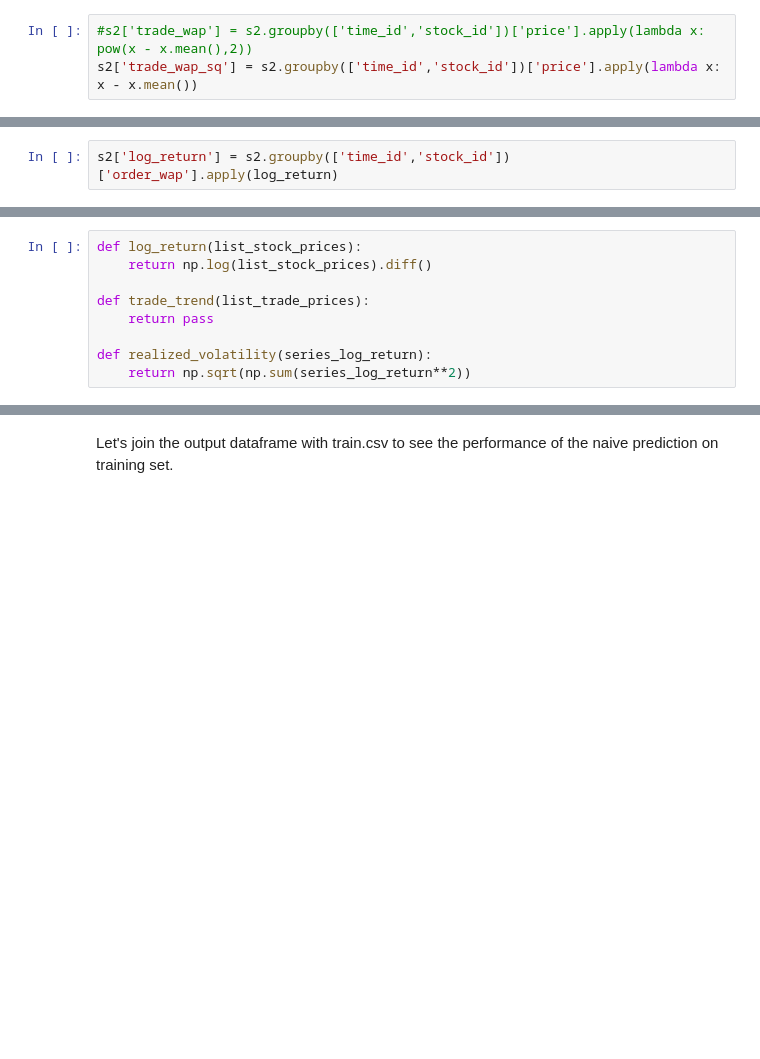
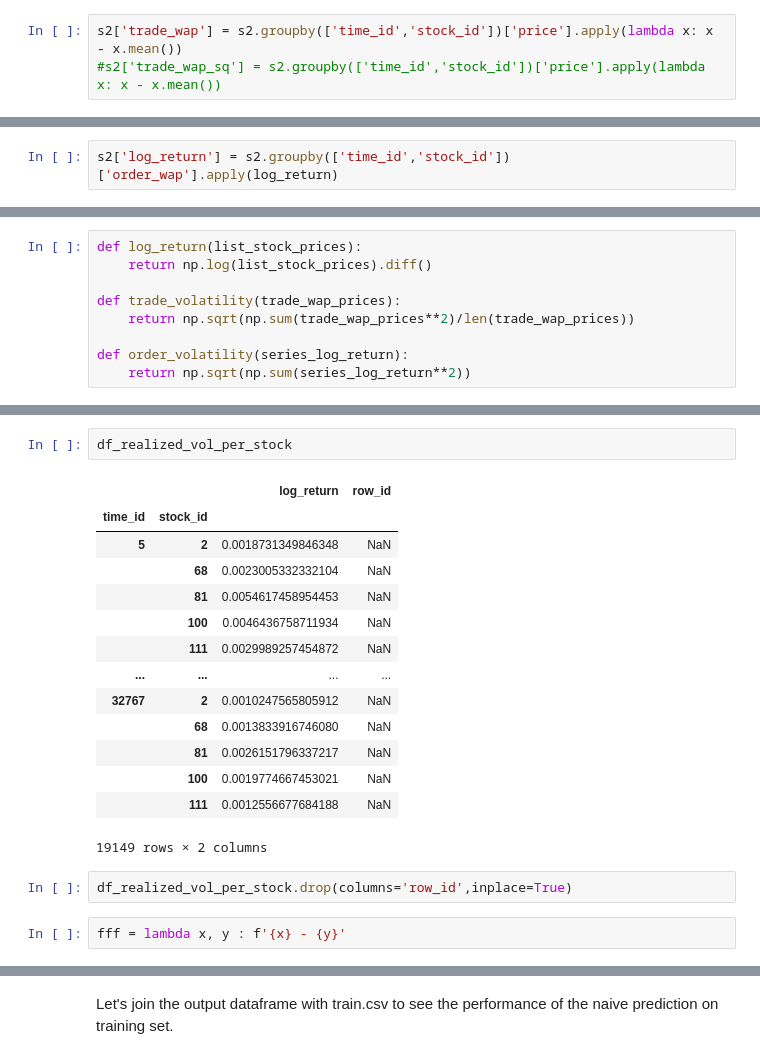
Before and after one commit to arungansi/Jovian-ML-0toGBMs, a Jupyter notebook: my-zero-to-gbm-proj-assign - Jovian.ipynb, the cells around one changed output, grey strips where cells are left out. Drawn from its saved outputs; the diff is of its cells as text; blank space fills up the shorter version.

```diff
--- a/my-zero-to-gbm-proj-assign - Jovian.ipynb
+++ b/my-zero-to-gbm-proj-assign - Jovian.ipynb
@@ -586,8 +587,8 @@ memory usage: 515.2 MB
 
 s2['order_wap'] = (((s2['bid_price1'] * s2['bid_size1'] + s2['bid_price2'] * s2['bid_size2'])/(s2['bid_size1'] + s2['bid_size2']) * (s2['ask_size1'] + s2['ask_size2'])) + ((s2['ask_price1'] * s2['ask_size1'] + s2['ask_price2'] * s2['ask_size2'])/(s2['ask_size1'] + s2['ask_size2'])) * (s2['bid_size1'] + s2['bid_size2'])) / ((s2['bid_size1'] + s2['bid_size2']) +  (s2['ask_size1'] + s2['ask_size2']))
 # %%
-#s2['trade_wap'] = s2.groupby(['time_id','stock_id'])['price'].apply(lambda x: pow(x - x.mean(),2))
-s2['trade_wap_sq'] = s2.groupby(['time_id','stock_id'])['price'].apply(lambda x: x - x.mean())
+s2['trade_wap'] = s2.groupby(['time_id','stock_id'])['price'].apply(lambda x: x - x.mean())
+#s2['trade_wap_sq'] = s2.groupby(['time_id','stock_id'])['price'].apply(lambda x: x - x.mean())
 # %%
 pd.options.display.float_format = '{:,.16f}'.format
 # %%
@@ -600,8 +601,8 @@ s2['trade_wap_sq'].isna().sum()
 def log_return(list_stock_prices):
     return np.log(list_stock_prices).diff()
 
-def trade_trend(list_trade_prices):
-    return pass
+def trade_volatility(trade_wap_prices):
+    return np.sqrt(np.sum(trade_wap_prices**2)/len(trade_wap_prices))
 
-def realized_volatility(series_log_return):
+def order_volatility(series_log_return):
     return np.sqrt(np.sum(series_log_return**2))
@@ -618,0 +654,21 @@ def order_realized_volatility_per_time_id(prediction_column_name):
+# %%
+df_realized_vol_per_stock
+# %% [output]
+|  |  | log_return | row_id |
+| time_id | stock_id |  |  |
+| 5 | 2 | 0.0018731349846348 | NaN |
+|  | 68 | 0.0023005332332104 | NaN |
+|  | 81 | 0.0054617458954453 | NaN |
+|  | 100 | 0.0046436758711934 | NaN |
+|  | 111 | 0.0029989257454872 | NaN |
+| ... | ... | ... | ... |
+| 32767 | 2 | 0.0010247565805912 | NaN |
+|  | 68 | 0.0013833916746080 | NaN |
+|  | 81 | 0.0026151796337217 | NaN |
+|  | 100 | 0.0019774667453021 | NaN |
+|  | 111 | 0.0012556677684188 | NaN |
+19149 rows × 2 columns
+# %%
+df_realized_vol_per_stock.drop(columns='row_id',inplace=True)
+# %%
+fff = lambda x, y : f'{x} - {y}'
```
Also changed, not shown: parts of 31 cells of this notebook.
